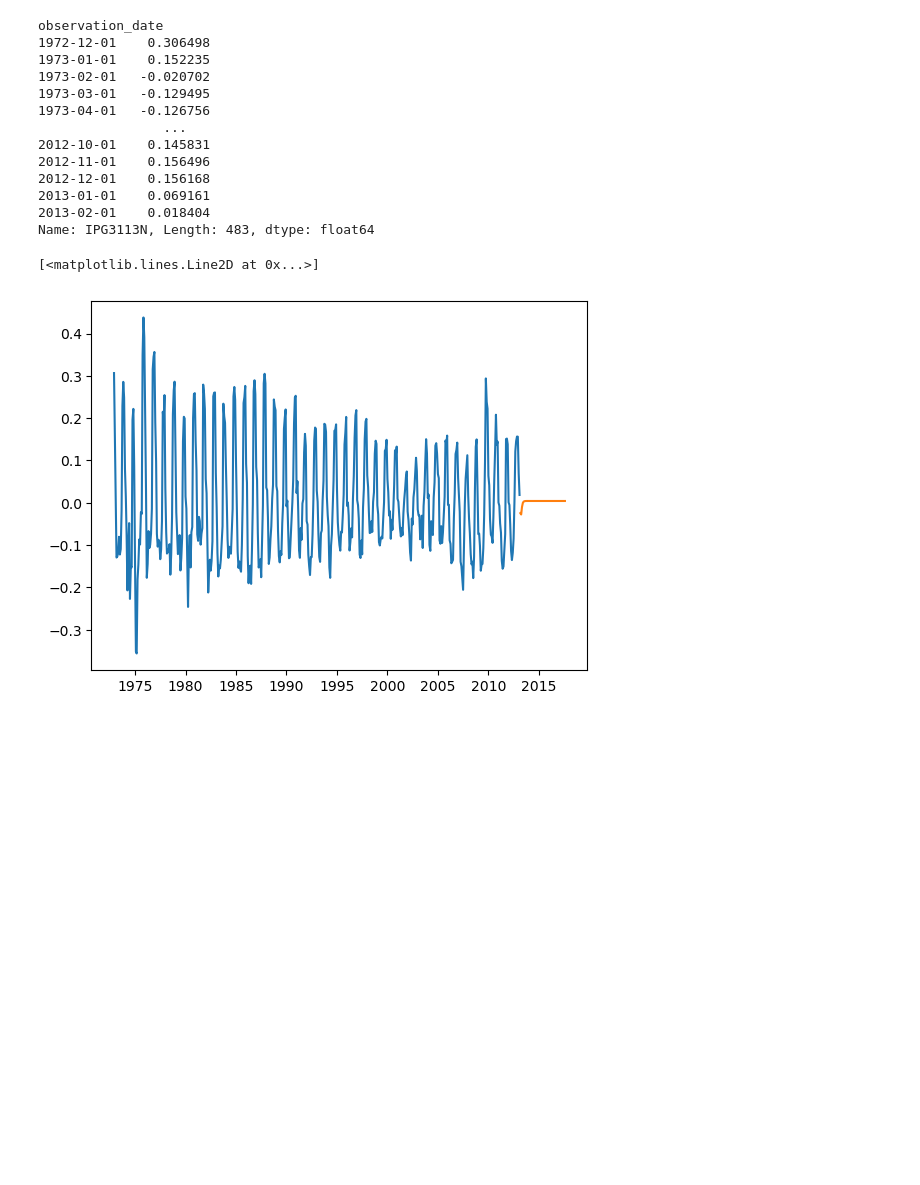
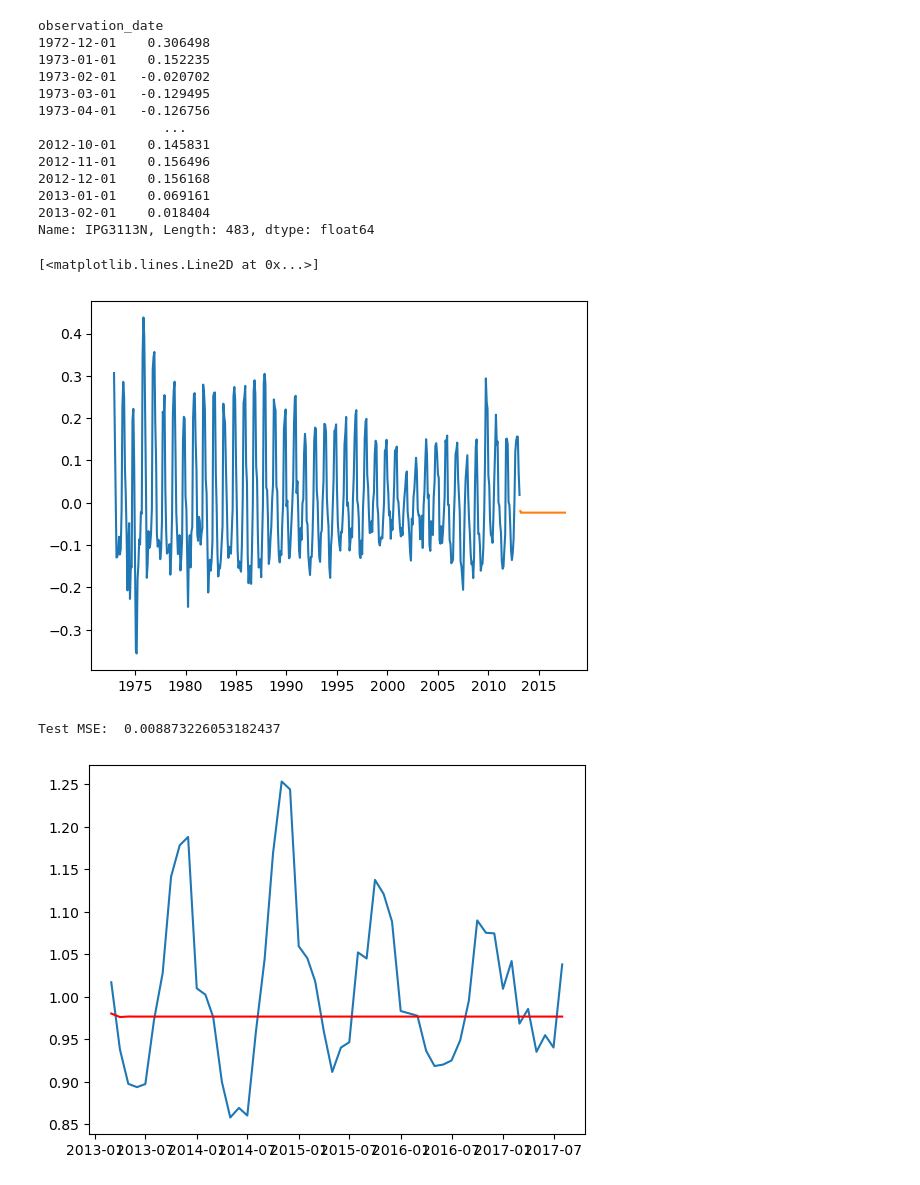
Before and after one commit to VaskarO/Time-series-analysis-and-forecasting, a Jupyter notebook: ARIMA_SARIMAX.ipynb, the cells around one changed output. Saved outputs shown, nothing was run; the diff lists cells and outputs as text; code cells hidden in the pictures; blank space fills up the shorter version.

Commit message:
SARIMAX model

```diff
--- a/ARIMA_SARIMAX.ipynb
+++ b/ARIMA_SARIMAX.ipynb
@@ -100,13 +100,13 @@ plt.show()
 # %% [output]
 [figure]
 # %%
-from statsmodels.tsa.arima.model import ARIMA
+from statsmodels.tsa.arima.model import ARIMA, sarimax
 from sklearn.model_selection import train_test_split
 
 df_index_log_scaled_minus_ma.dropna(inplace=True)
 train, test =train_test_split(df_index_log_scaled_minus_ma, test_size=0.10, shuffle=False)
 
-model_arima = ARIMA(train, order= (1,1,4))
+model_arima = ARIMA(train, order= (1,1,2))
 
 model_arima_fit = model_arima.fit()
 predictions = model_arima_fit.predict(start='2013-03-01', end = '2017--08-01')
@@ -151,4 +151,19 @@ plt.plot(train)
 plt.plot(predictions)
 # %% [output]
 [<matplotlib.lines.Line2D at 0x...>]
-[figure, old version]
+[figure, new version]
+# %%
+from sklearn.metrics import mean_squared_error
+error = mean_squared_error(test, predictions)
+print('Test MSE: ', error)
+# %% [output]
+Test MSE:  0.008873226053182437
+# %%
+predict = np.exp(predictions)
+test_set = np.exp(test)
+
+plt.plot(test_set)
+plt.plot(predict, color = 'red')
+plt.show()
+# %% [output]
+[figure, added]
```
Also changed, not shown: parts of 5 cells of this notebook.
